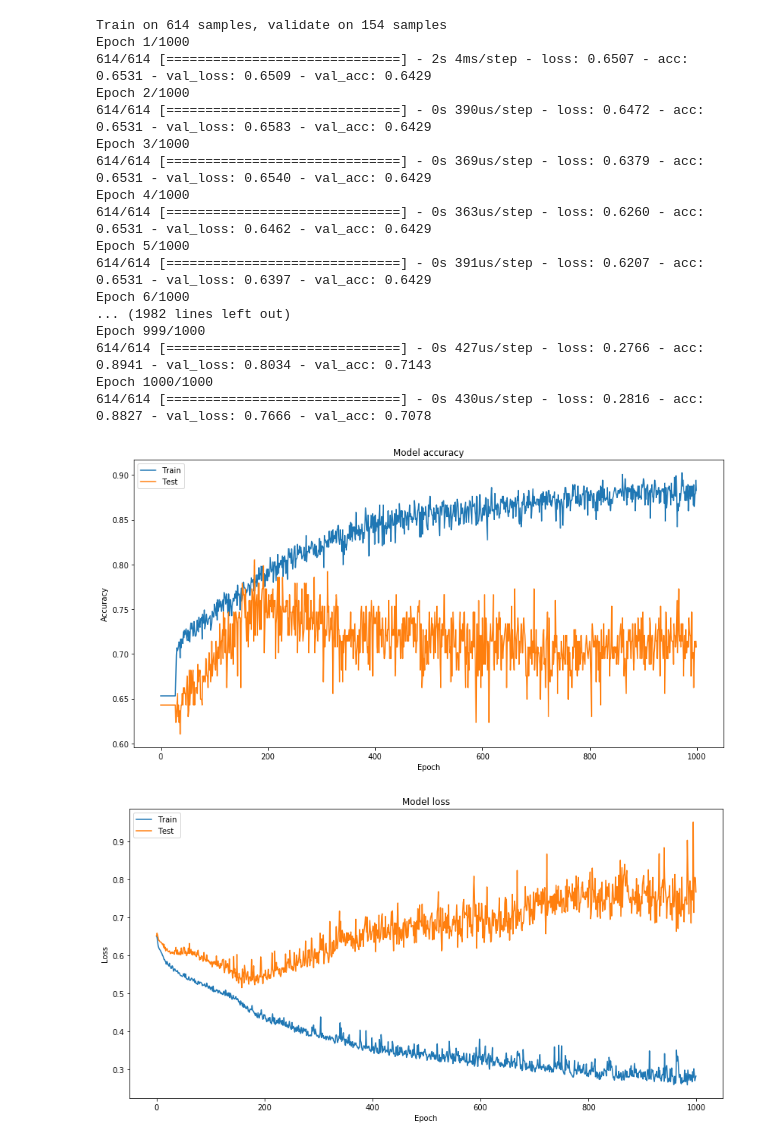
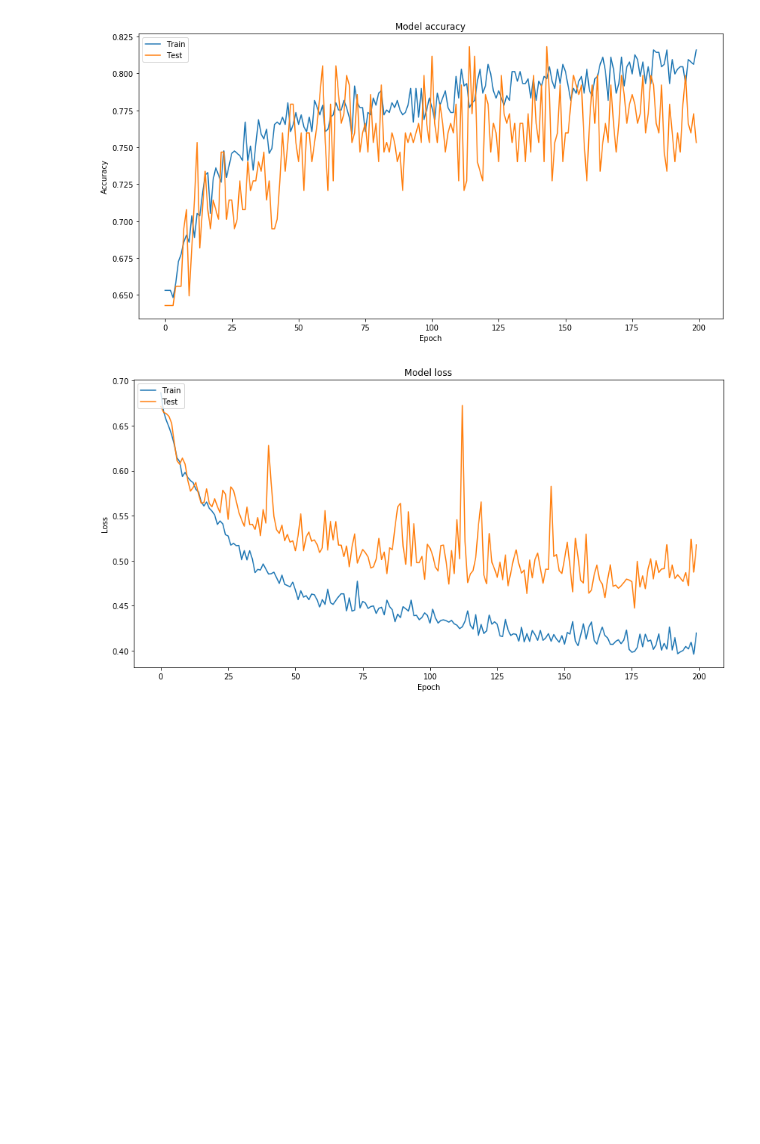
Before and after one commit to robertobatts/AI-experiments, a Jupyter notebook: indians-diabates/indians-diabetes.ipynb, the cells around one changed output. Saved outputs shown, nothing was run; the diff lists cells and outputs as text; code cells hidden in the pictures; blank space fills up the shorter version.

```diff
--- a/indians-diabates/indians-diabetes.ipynb
+++ b/indians-diabates/indians-diabetes.ipynb
@@ -9,57 +9,46 @@ import matplotlib.pyplot as plt
 dataset = loadtxt('indians-diabetes.csv', delimiter=',')
 X = dataset[:,0:8]
 y = dataset[:,8]
 # define the keras model
 model = Sequential()
-model.add(Dense(10, input_dim=8, activation='relu'))
-model.add(Dense(14, activation='relu'))
-model.add(Dense(8, activation='relu'))
-model.add(Dense(4, activation='sigmoid'))
+model.add(Dense(16, input_dim=8, kernel_initializer='uniform'))
+model.add(PReLU())
+model.add(Dense(12, kernel_initializer='uniform'))
+model.add(PReLU())
+model.add(Dense(10, kernel_initializer='uniform'))
+model.add(PReLU())
+model.add(Dense(6, kernel_initializer='uniform'))
+model.add(PReLU())
+model.add(Dense(3, kernel_initializer='uniform'))
+model.add(PReLU())
 model.add(Dense(1, activation='sigmoid'))
 # compile the keras model
 model.compile(loss='binary_crossentropy', optimizer='adam', metrics=['accuracy'])
 # fit the keras model on the dataset
-history = model.fit(X, y, validation_split=0.2, epochs=1000, batch_size=10, verbose=1)
+history = model.fit(X, y, validation_split=0.2, epochs=200, batch_size=5, verbose=0)
 
 # Plot training & validation accuracy values
 plt.figure(figsize=(14,7))
 plt.plot(history.history['acc'])
 plt.plot(history.history['val_acc'])
 plt.title('Model accuracy')
 plt.ylabel('Accuracy')
 plt.xlabel('Epoch')
 plt.legend(['Train', 'Test'], loc='upper left')
 plt.show()
 
 # Plot training & validation loss values
 plt.figure(figsize=(14,7))
 plt.plot(history.history['loss'])
 plt.plot(history.history['val_loss'])
 plt.title('Model loss')
 plt.ylabel('Loss')
 plt.xlabel('Epoch')
 plt.legend(['Train', 'Test'], loc='upper left')
 plt.show()
 # %% [output]
-Train on 614 samples, validate on 154 samples
-Epoch 1/1000
-614/614 [==============================] - 2s 4ms/step - loss: 0.6507 - acc: 0.6531 - val_loss: 0.6509 - val_acc: 0.6429
-Epoch 2/1000
-614/614 [==============================] - 0s 390us/step - loss: 0.6472 - acc: 0.6531 - val_loss: 0.6583 - val_acc: 0.6429
-Epoch 3/1000
-614/614 [==============================] - 0s 369us/step - loss: 0.6379 - acc: 0.6531 - val_loss: 0.6540 - val_acc: 0.6429
-Epoch 4/1000
-614/614 [==============================] - 0s 363us/step - loss: 0.6260 - acc: 0.6531 - val_loss: 0.6462 - val_acc: 0.6429
-Epoch 5/1000
-614/614 [==============================] - 0s 391us/step - loss: 0.6207 - acc: 0.6531 - val_loss: 0.6397 - val_acc: 0.6429
-Epoch 6/1000
-... (1982 lines left out)
-Epoch 999/1000
-614/614 [==============================] - 0s 427us/step - loss: 0.2766 - acc: 0.8941 - val_loss: 0.8034 - val_acc: 0.7143
-Epoch 1000/1000
-614/614 [==============================] - 0s 430us/step - loss: 0.2816 - acc: 0.8827 - val_loss: 0.7666 - val_acc: 0.7078
-[figure, old version]
+[figure, new version]
-[figure, old version]
+[figure, new version]
 # %%
 from numpy import loadtxt
 from keras.models import Sequential
```
Also changed, not shown: parts of 1 cell of this notebook.
